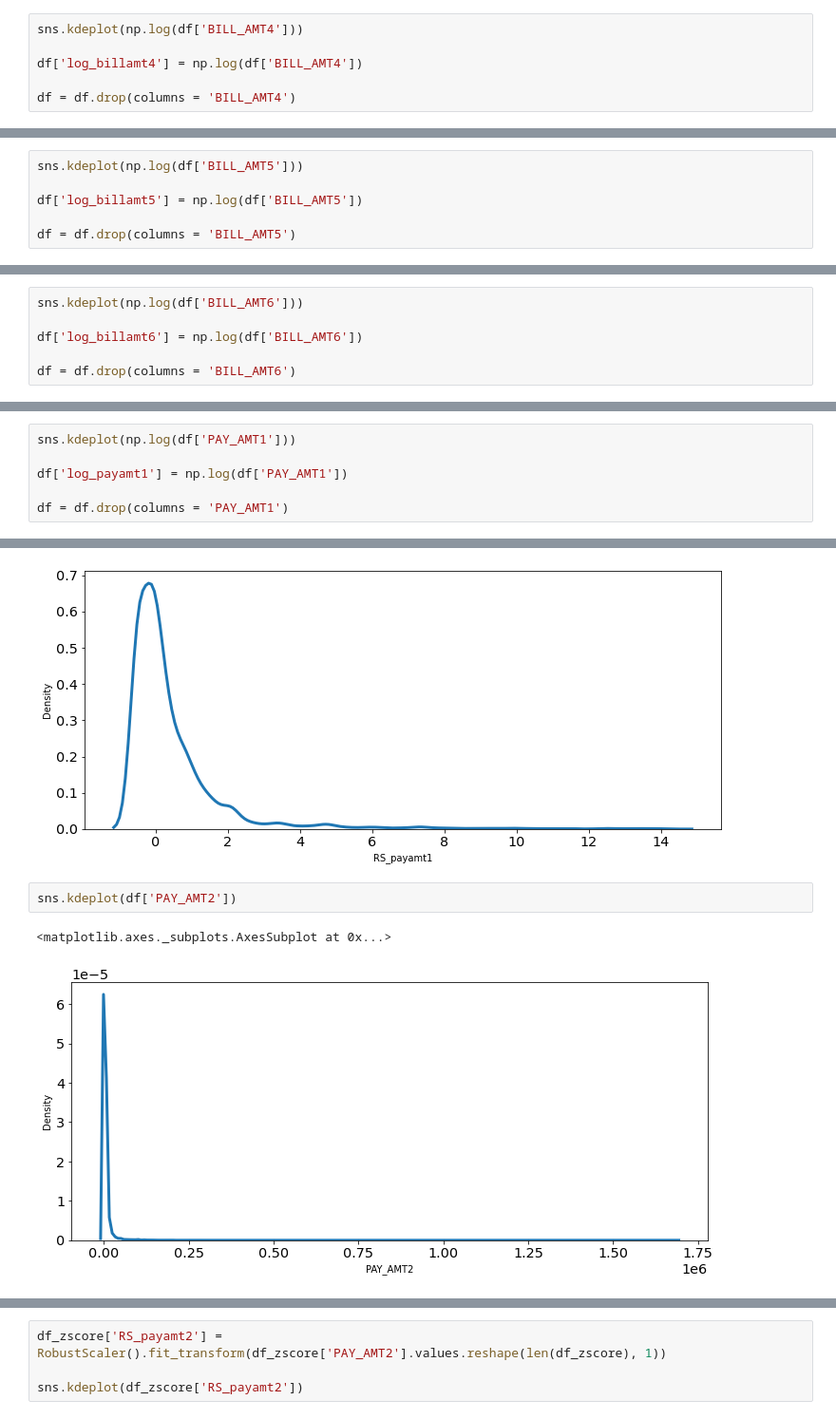
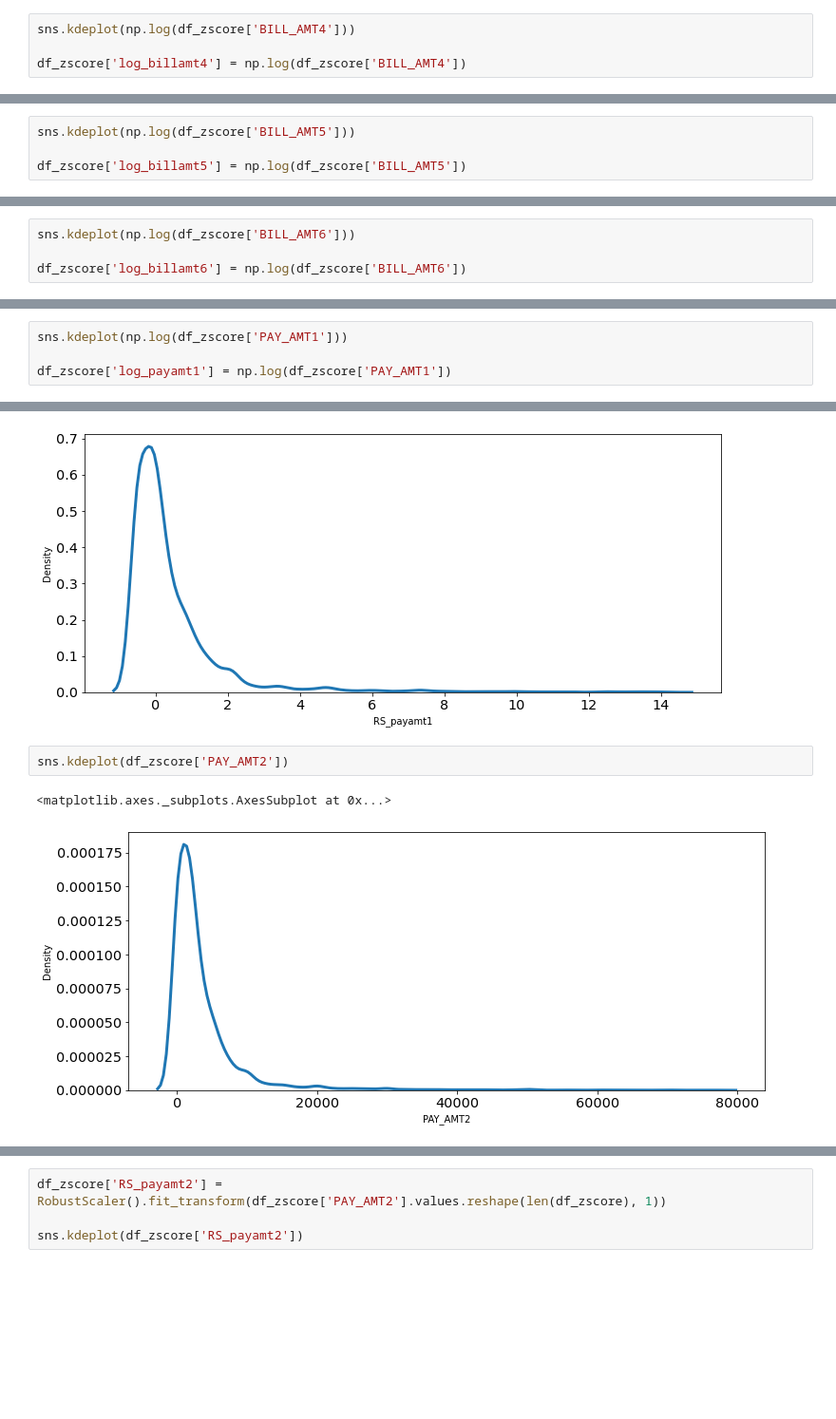
Before and after one commit to MizarCaniago/paymentdefault-4, a Jupyter notebook: Stage_2/Data_Pre-Processing.ipynb, the cells around one changed output, grey strips where cells are left out. Shown at 95% size. Cells and saved outputs as stored; diff of their text form; blank space fills up the shorter version.

```diff
--- a/Stage_2/Data_Pre-Processing.ipynb
+++ b/Stage_2/Data_Pre-Processing.ipynb
@@ -594,7 +632,5 @@ sns.kdeplot(df['BILL_AMT4'])
 # %%
-sns.kdeplot(np.log(df['BILL_AMT4']))
+sns.kdeplot(np.log(df_zscore['BILL_AMT4']))
 
-df['log_billamt4'] = np.log(df['BILL_AMT4'])
-
-df = df.drop(columns = 'BILL_AMT4')
+df_zscore['log_billamt4'] = np.log(df_zscore['BILL_AMT4'])
 # %% [output]
@@ -619,7 +665,5 @@ sns.kdeplot(df['BILL_AMT5'])
 # %%
-sns.kdeplot(np.log(df['BILL_AMT5']))
+sns.kdeplot(np.log(df_zscore['BILL_AMT5']))
 
-df['log_billamt5'] = np.log(df['BILL_AMT5'])
-
-df = df.drop(columns = 'BILL_AMT5')
+df_zscore['log_billamt5'] = np.log(df_zscore['BILL_AMT5'])
 # %% [output]
@@ -644,7 +698,5 @@ sns.kdeplot(df['BILL_AMT6'])
 # %%
-sns.kdeplot(np.log(df['BILL_AMT6']))
+sns.kdeplot(np.log(df_zscore['BILL_AMT6']))
 
-df['log_billamt6'] = np.log(df['BILL_AMT6'])
-
-df = df.drop(columns = 'BILL_AMT6')
+df_zscore['log_billamt6'] = np.log(df_zscore['BILL_AMT6'])
 # %% [output]
@@ -669,7 +731,5 @@ sns.kdeplot(df['PAY_AMT1'])
 # %%
-sns.kdeplot(np.log(df['PAY_AMT1']))
+sns.kdeplot(np.log(df_zscore['PAY_AMT1']))
 
-df['log_payamt1'] = np.log(df['PAY_AMT1'])
-
-df = df.drop(columns = 'PAY_AMT1')
+df_zscore['log_payamt1'] = np.log(df_zscore['PAY_AMT1'])
 # %% [output]
@@ -692,8 +757,8 @@ See the caveats in the documentation: https://pandas.pydata.org/pandas-docs/stab
 <matplotlib.axes._subplots.AxesSubplot at 0x...>
 [figure]
 # %%
-sns.kdeplot(df['PAY_AMT2'])
+sns.kdeplot(df_zscore['PAY_AMT2'])
 # %% [output]
 <matplotlib.axes._subplots.AxesSubplot at 0x...>
-[figure, old version]
+[figure, new version]
 # %%
```
Also changed, not shown: parts of 54 cells of this notebook.
